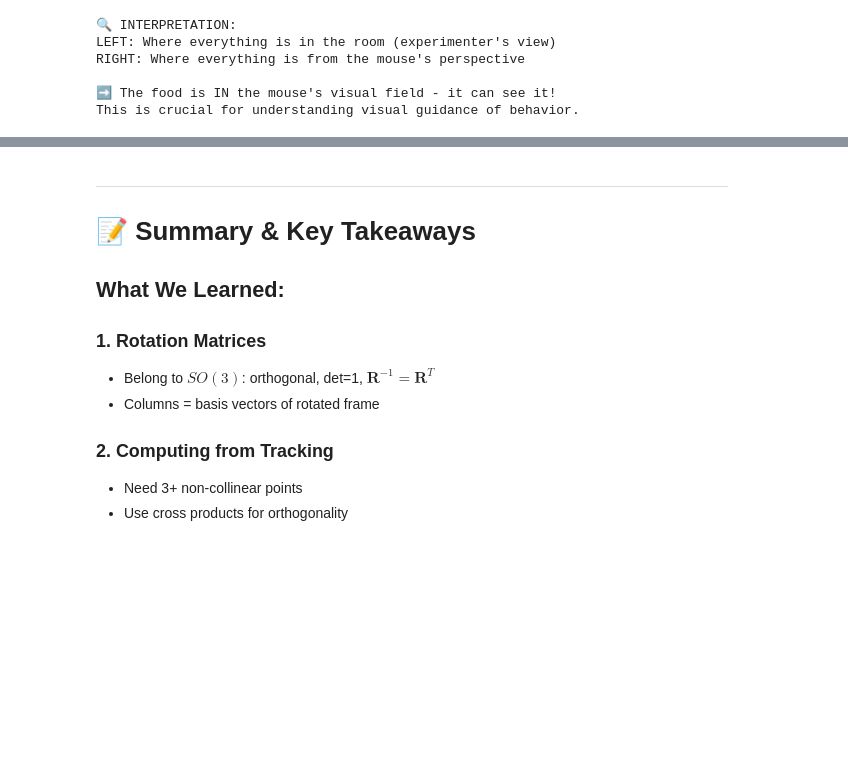
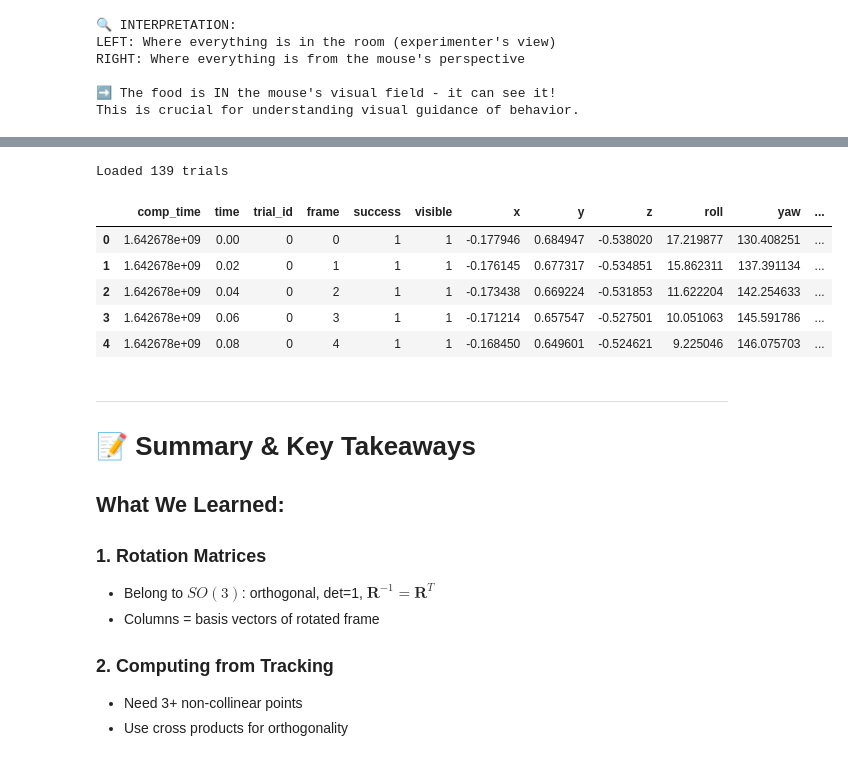
Before and after one commit to miaowangcissy/animal_behavior_analysis_in_python, a Jupyter notebook: day1_foundations/Day1_2_Rotation_Animal_Tracking.ipynb, the cells around one changed output, grey strips where cells are left out. Saved outputs shown, nothing was run; the diff lists cells and outputs as text; code cells hidden in the pictures; blank space fills up the shorter version.

```diff
--- a/day1_foundations/Day1_2_Rotation_Animal_Tracking.ipynb
+++ b/day1_foundations/Day1_2_Rotation_Animal_Tracking.ipynb
@@ -736,3 +732,17 @@ Fields:
+# %%
+DATA_PATH = '../data/rat_pi/processed_long_trials.csv'
+df = pd.read_csv(DATA_PATH)
+print(f"Loaded {df['trial_id'].nunique()} trials")
+display(df.head())
+test_trial = df[df['trial_id'] == df['trial_id'].iloc[0]].copy()
+# %% [output]
+Loaded 139 trials
+|  | comp_time | time | trial_id | frame | success | visible | x | y | z | roll | yaw | ... |
+| 0 | 1.642678e+09 | 0.00 | 0 | 0 | 1 | 1 | -0.177946 | 0.684947 | -0.538020 | 17.219877 | 130.408251 | ... |
+| 1 | 1.642678e+09 | 0.02 | 0 | 1 | 1 | 1 | -0.176145 | 0.677317 | -0.534851 | 15.862311 | 137.391134 | ... |
+| 2 | 1.642678e+09 | 0.04 | 0 | 2 | 1 | 1 | -0.173438 | 0.669224 | -0.531853 | 11.622204 | 142.254633 | ... |
+| 3 | 1.642678e+09 | 0.06 | 0 | 3 | 1 | 1 | -0.171214 | 0.657547 | -0.527501 | 10.051063 | 145.591786 | ... |
+| 4 | 1.642678e+09 | 0.08 | 0 | 4 | 1 | 1 | -0.168450 | 0.649601 | -0.524621 | 9.225046 | 146.075703 | ... |
 # %% [markdown]
 ---
 
```
Also changed, not shown: parts of 9 cells of this notebook.
